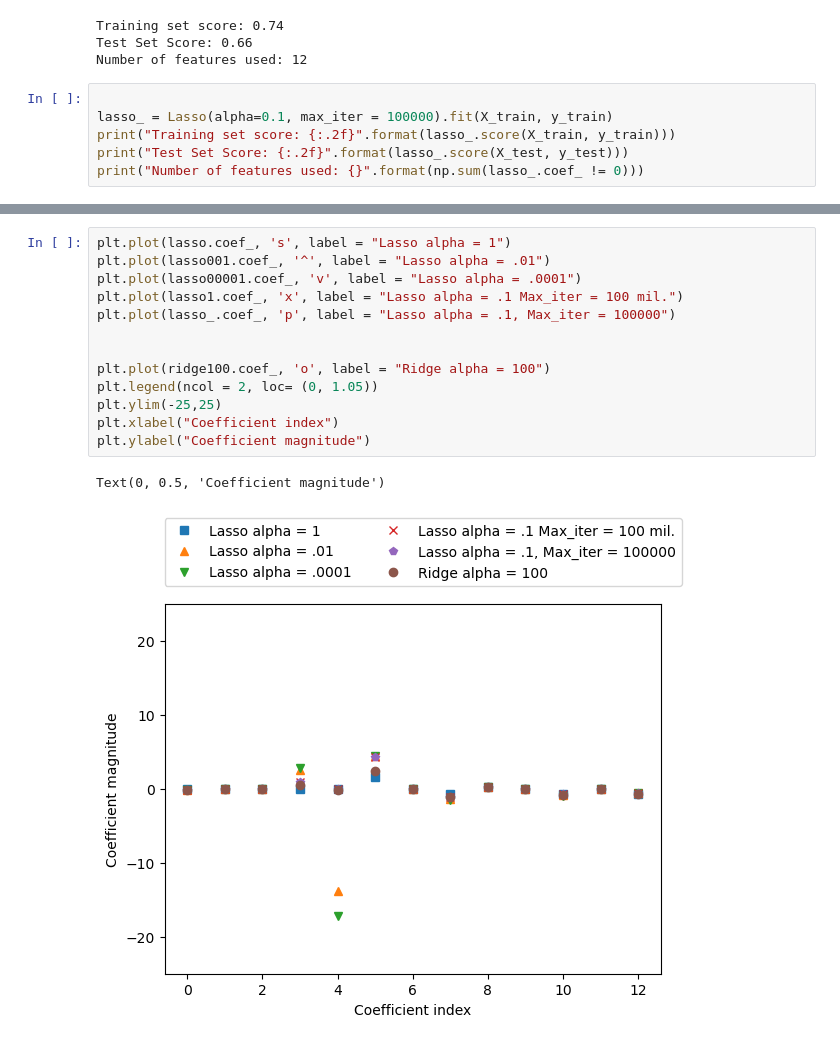
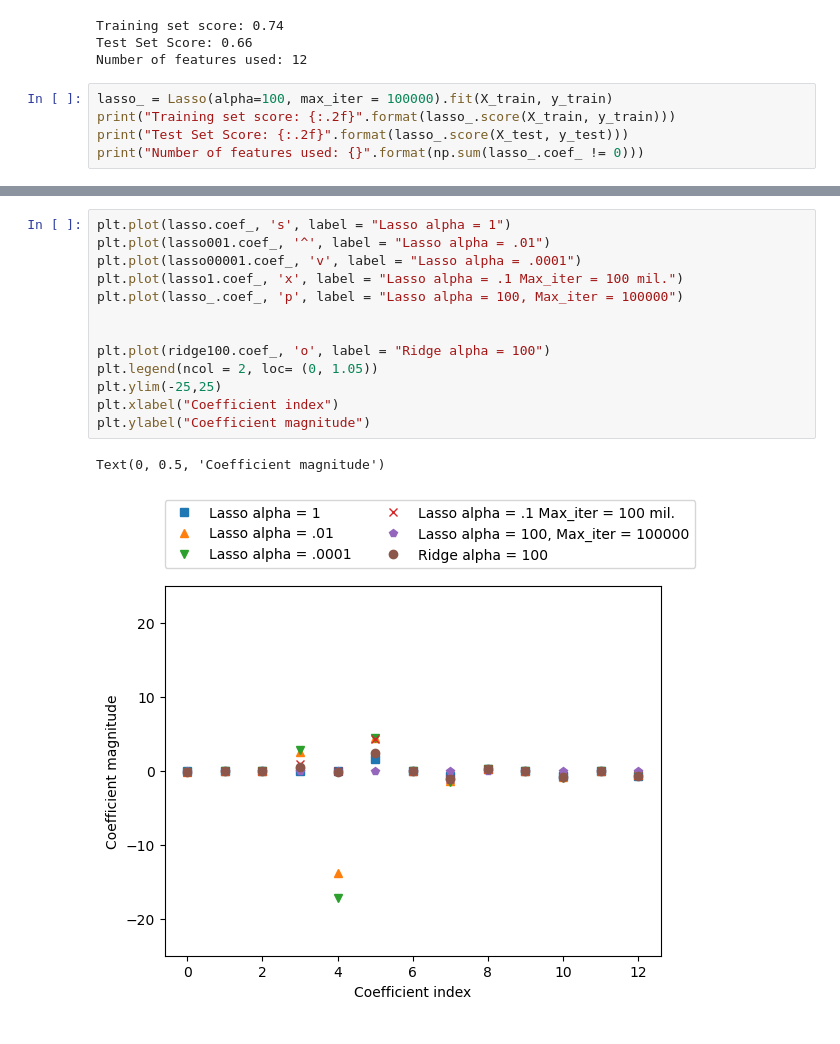
Before and after one commit to mencinas93/KNN-Regression-OLS-Regression-Ridge-Regression-and-LASSO-Regression-Models, a Jupyter notebook: HMW1_Encinas_Michael_ML.ipynb, the cells around one changed output, grey strips where cells are left out. Drawn from its saved outputs; the diff is of its cells as text.

```diff
--- a/HMW1_Encinas_Michael_ML.ipynb
+++ b/HMW1_Encinas_Michael_ML.ipynb
@@ -300,8 +300,7 @@ Training set score: 0.74
 Test Set Score: 0.66
 Number of features used: 12
 # %%
-
-lasso_ = Lasso(alpha=0.1, max_iter = 100000).fit(X_train, y_train)
+lasso_ = Lasso(alpha=100, max_iter = 100000).fit(X_train, y_train)
 print("Training set score: {:.2f}".format(lasso_.score(X_train, y_train)))
 print("Test Set Score: {:.2f}".format(lasso_.score(X_test, y_test)))
 print("Number of features used: {}".format(np.sum(lasso_.coef_ != 0)))
@@ -312,16 +320,16 @@ Number of features used: 12
 # %%
 plt.plot(lasso.coef_, 's', label = "Lasso alpha = 1")
 plt.plot(lasso001.coef_, '^', label = "Lasso alpha = .01")
 plt.plot(lasso00001.coef_, 'v', label = "Lasso alpha = .0001")
 plt.plot(lasso1.coef_, 'x', label = "Lasso alpha = .1 Max_iter = 100 mil.")
-plt.plot(lasso_.coef_, 'p', label = "Lasso alpha = .1, Max_iter = 100000")
+plt.plot(lasso_.coef_, 'p', label = "Lasso alpha = 100, Max_iter = 100000")
 
 
 plt.plot(ridge100.coef_, 'o', label = "Ridge alpha = 100")
 plt.legend(ncol = 2, loc= (0, 1.05))
 plt.ylim(-25,25)
 plt.xlabel("Coefficient index")
 plt.ylabel("Coefficient magnitude")
 # %% [output]
 Text(0, 0.5, 'Coefficient magnitude')
-[figure, old version]
+[figure, new version]
```
Also changed, not shown: parts of 3 cells of this notebook.
